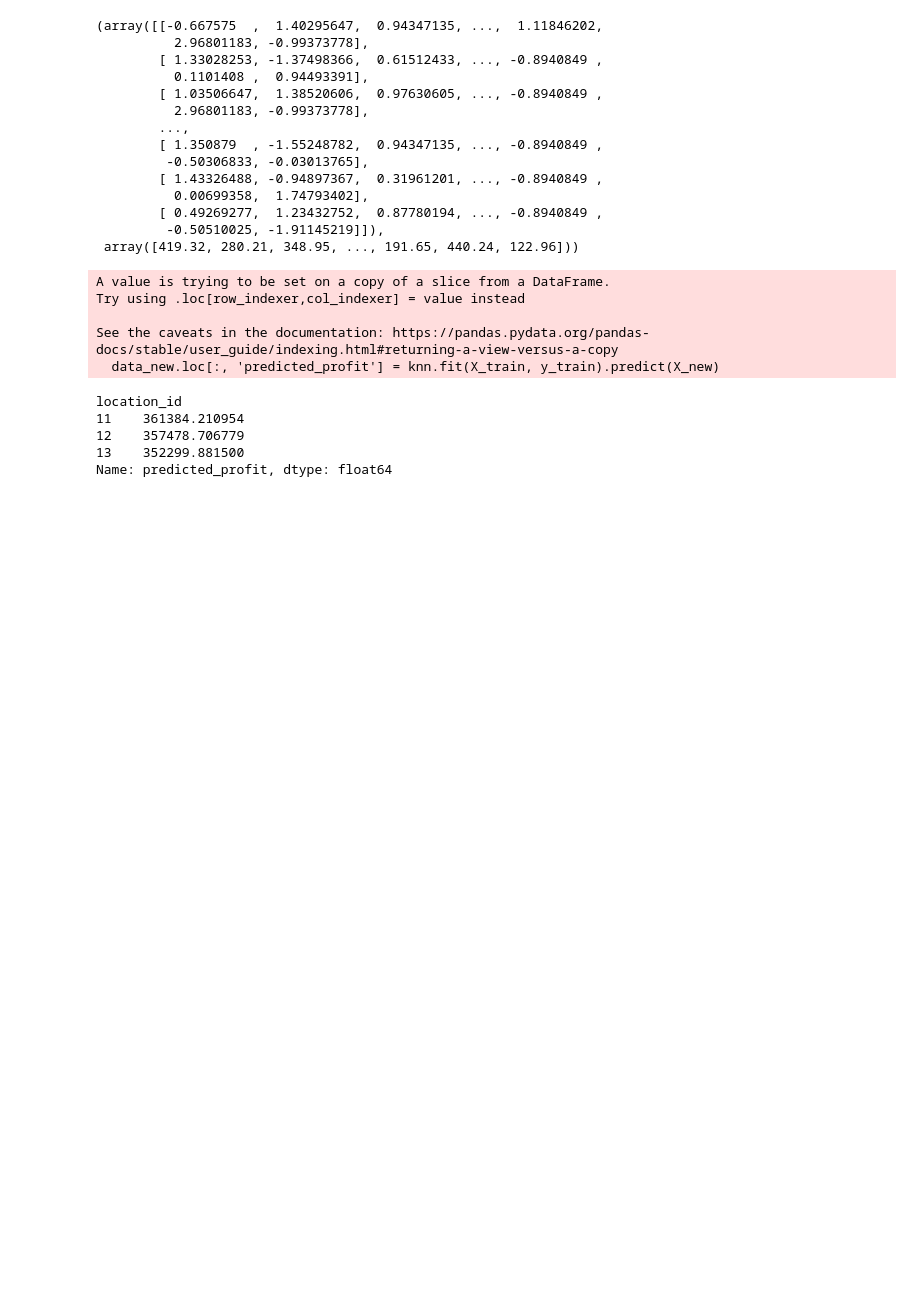
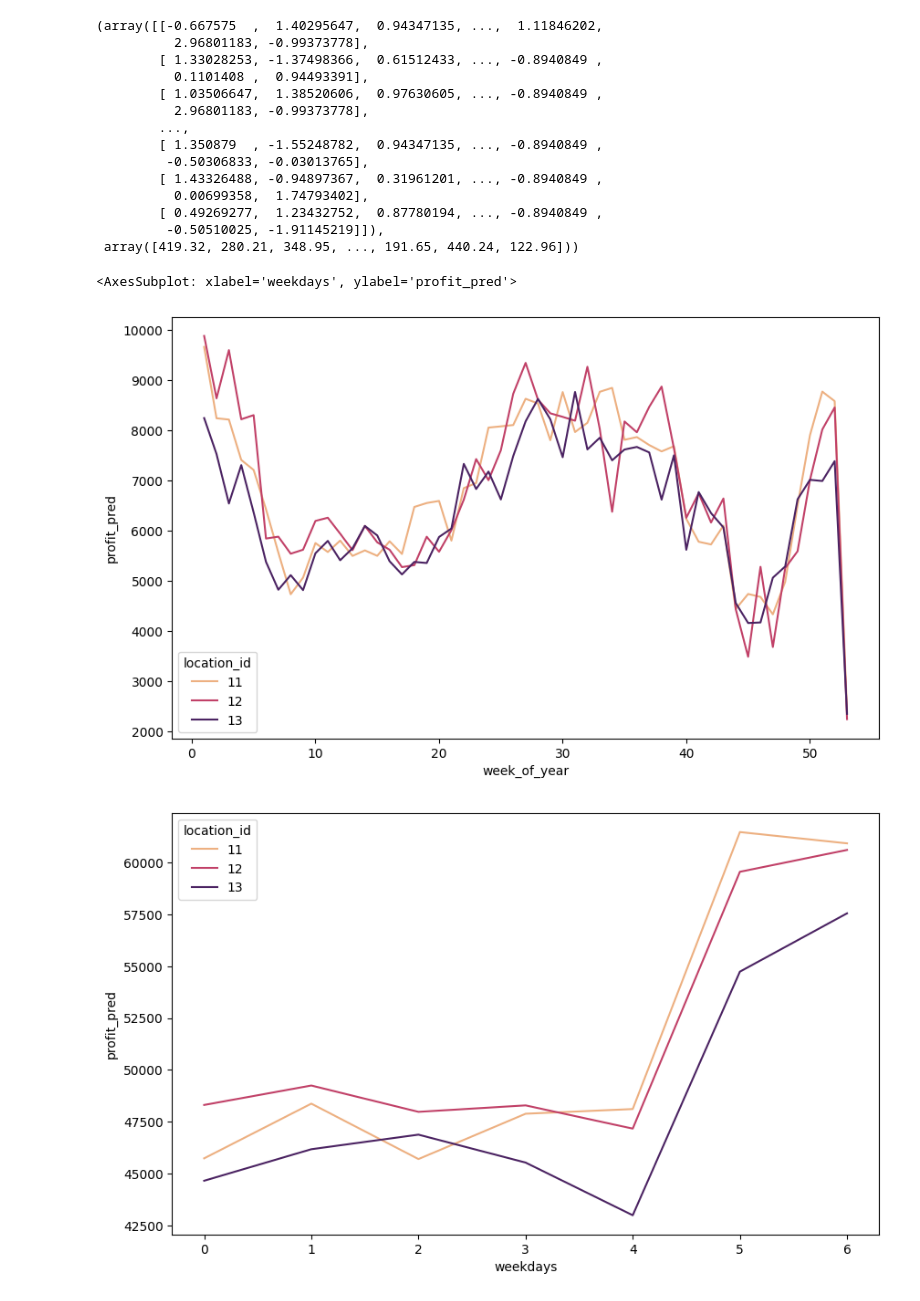
Before and after one commit to lynncyueliang/intern-take-home-assessment, a Jupyter notebook: YueLiang_Lynnc_takehome_assessment.ipynb, the cells around one changed output. Saved outputs shown, nothing was run; the diff lists cells and outputs as text; code cells hidden in the pictures; blank space fills up the shorter version.

```diff
--- a/YueLiang_Lynnc_takehome_assessment.ipynb
+++ b/YueLiang_Lynnc_takehome_assessment.ipynb
@@ -306,8 +331,9 @@ GradientBoostingRegressor(random_state=0)
 # %%
 #retrieve the data to be predicted from location 11, 12, 13:
-data_new = dta.loc[dta.location_id.isin([11, 12, 13])]
+data_new = characteristics_data.loc[characteristics_data.location_id.isin([11, 12, 13])]
 # %%
-X_new = scaler.transform(np.array(data_new.iloc[:, 2:]))
+X_new = scalerX.transform(np.array(data_new.iloc[:, 2:]))
 # %%
 #predict the profit:
-data_new.loc[:, 'predicted_profit'] = fitted_model[model_names.index('Gradient Boosting')].predict(X_new)
+y_pred = scalery.inverse_transform(fitted_model[model_names.index('Random Forest')].predict(X_new).reshape(-1, 1))
+data_new.insert(2, "profit_pred", y_pred)
@@ -373,20 +385,13 @@ X_train, y_train
         [ 0.49269277,  1.23432752,  0.87780194, ..., -0.8940849 ,
          -0.50510025, -1.91145219]]),
  array([419.32, 280.21, 348.95, ..., 191.65, 440.24, 122.96]))
-# %%
-#predict the profit:
-data_new.loc[:, 'predicted_profit'] = knn.fit(X_train, y_train).predict(X_new)
-# %% [output]
-A value is trying to be set on a copy of a slice from a DataFrame.
-Try using .loc[row_indexer,col_indexer] = value instead
-
-See the caveats in the documentation: https://pandas.pydata.org/pandas-docs/stable/user_guide/indexing.html#returning-a-view-versus-a-copy
-  data_new.loc[:, 'predicted_profit'] = knn.fit(X_train, y_train).predict(X_new)
-# %%
-data_new.groupby('location_id')['predicted_profit'].sum()
-# %% [output]
-location_id
-11    361384.210954
-12    357478.706779
-13    352299.881500
-Name: predicted_profit, dtype: float64
+# %%
+plt.figure(figsize = (10,6))
+sns.lineplot(data = data_new.groupby(['location_id', 'week_of_year'])['profit_pred'].sum().reset_index(), x='week_of_year', y='profit_pred', hue='location_id', palette = "flare")
+
+plt.figure(figsize = (10,6))
+sns.lineplot(data = data_new.groupby(['location_id', 'weekdays'])['profit_pred'].sum().reset_index(), x='weekdays', y='profit_pred', hue='location_id', palette = "flare")
+# %% [output]
+<AxesSubplot: xlabel='weekdays', ylabel='profit_pred'>
+[figure, added]
+[figure, added]
```
Also changed, not shown: parts of 31 cells of this notebook.
